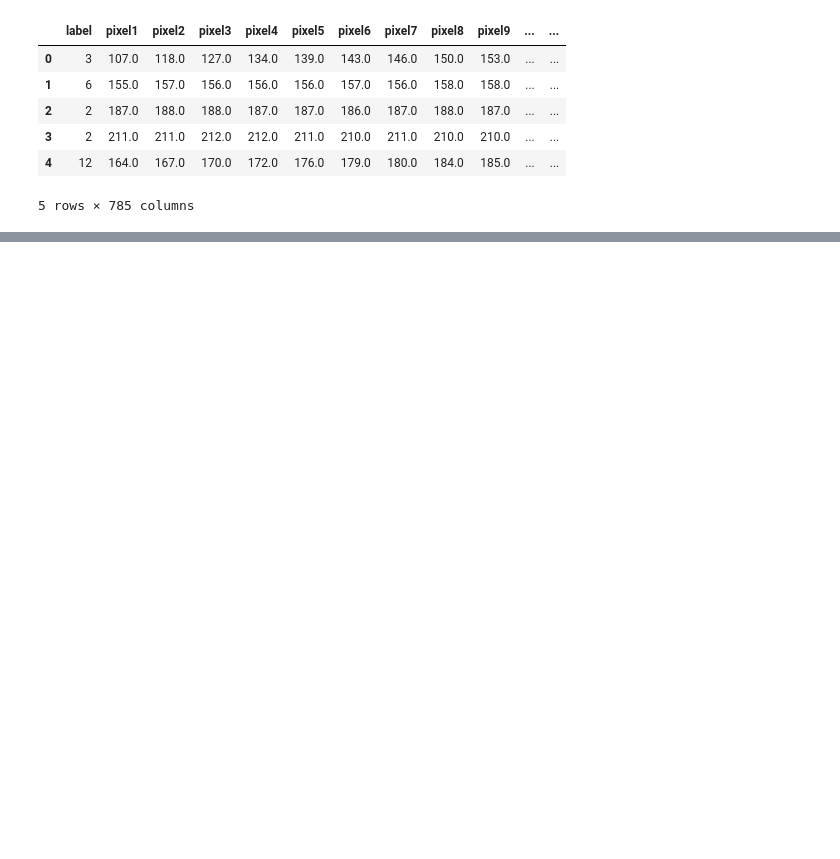
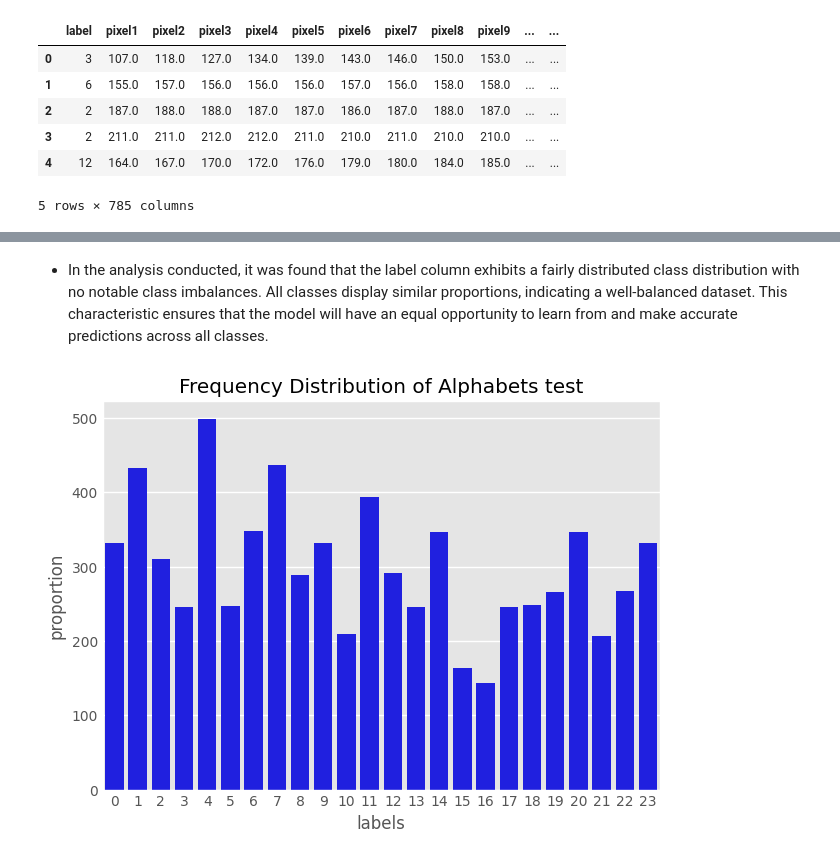
Before and after one commit to JamesMbeti/KSL-FINGERSPELLING-RECOGNITION, a Jupyter notebook: CNN2.ipynb, the cells around one changed output, grey strips where cells are left out. Saved outputs shown, nothing was run; the diff lists cells and outputs as text; code cells hidden in the pictures; blank space fills up the shorter version.

```diff
--- a/CNN2.ipynb
+++ b/CNN2.ipynb
@@ -155,0 +240,8 @@ train.head()
+# %% [markdown]
+*  In the analysis conducted, it was found that the label column exhibits a fairly distributed class distribution with no notable class imbalances. All classes display similar proportions, indicating a well-balanced dataset. This characteristic ensures that the model will have an equal opportunity to learn from and make accurate predictions across all classes.
+# %%
+
+# Distribution of the labels column test dataset
+check_distribution(test, 'label', "test")
+# %% [output]
+[figure, added]
```
Also changed, not shown: parts of 16 cells of this notebook.
